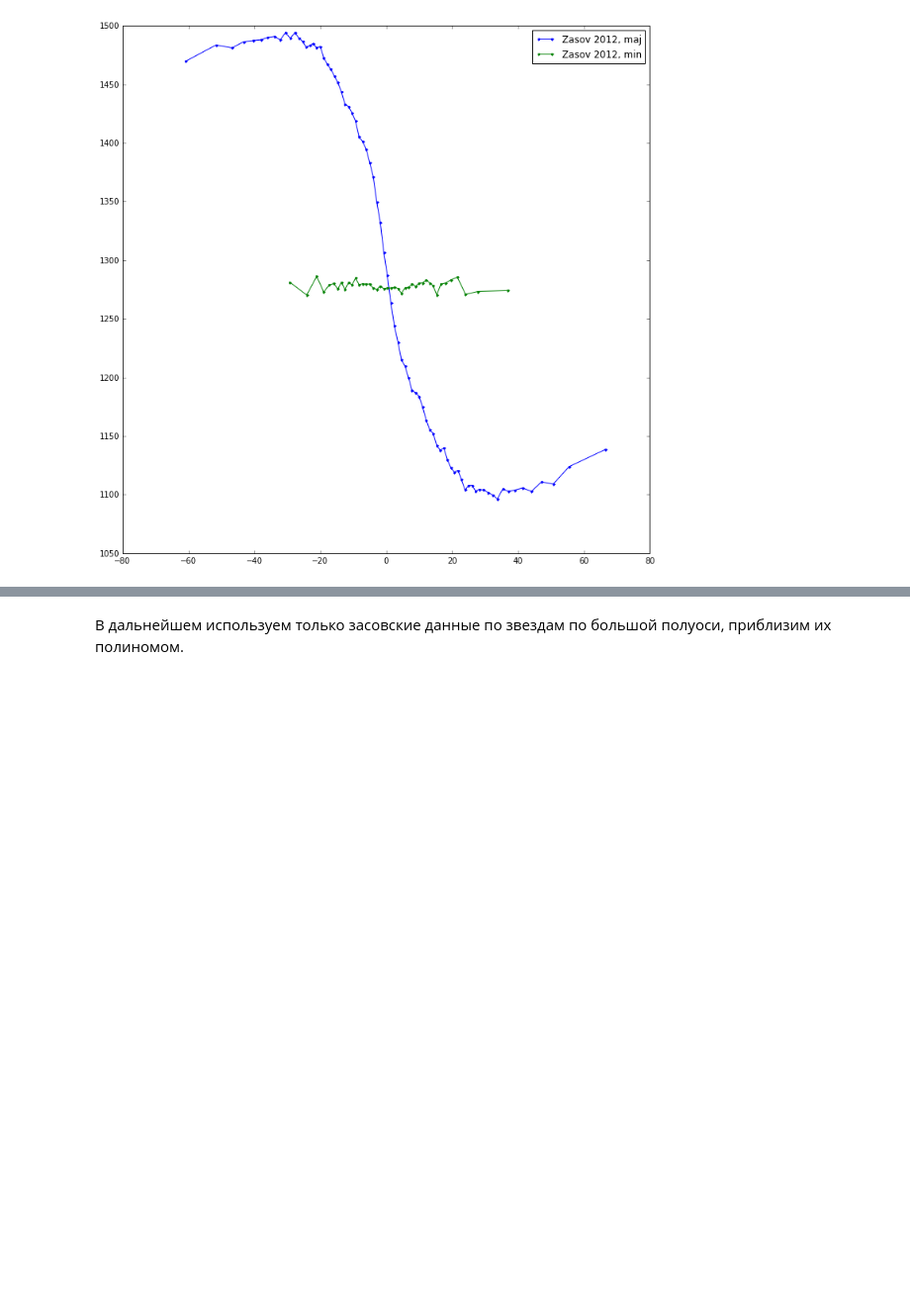
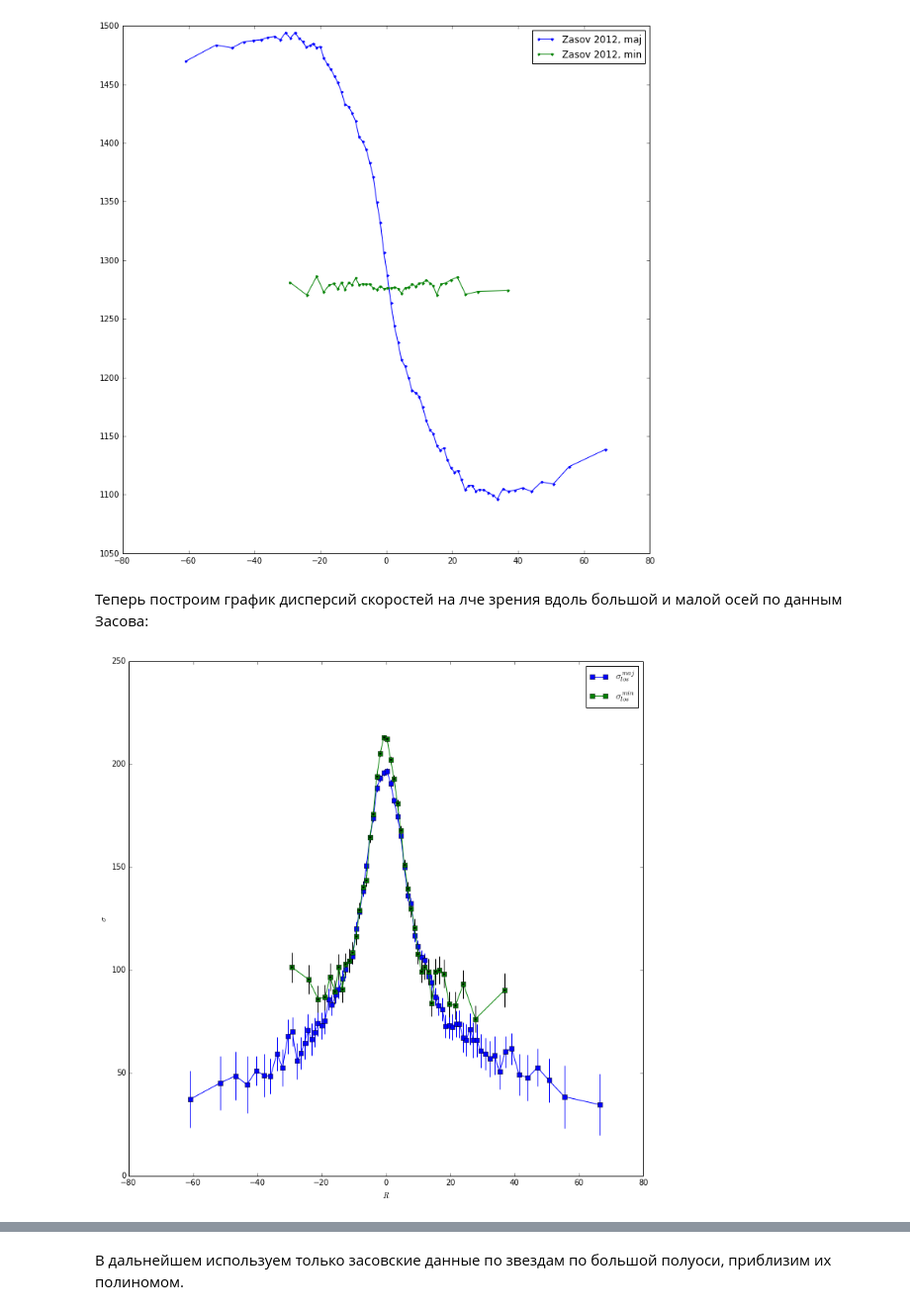
Before and after one commit to Amarchuk/2FInstability, a Jupyter notebook: notebooks/NGC3245.ipynb, the cells around one changed output, grey strips where cells are left out. Shown at 99% size. Saved outputs shown, nothing was run; the diff lists cells and outputs as text; code cells hidden in the pictures; blank space fills up the shorter version.

```diff
--- a/notebooks/NGC3245.ipynb
+++ b/notebooks/NGC3245.ipynb
@@ -125,3 +125,16 @@ plt.plot()
 # %% [output]
 []
 [figure]
+# %% [markdown]
+Теперь построим график дисперсий скоростей на лче зрения вдоль большой и малой осей по данным Засова:
+# %%
+plt.plot(r_ma, sig_ma, 's-', label='$\sigma_{los}^{maj}$')
+plt.errorbar(r_ma, sig_ma, yerr=e_sig_ma, fmt='.', marker='.', mew=0, color='blue')
+plt.plot(r_mi, sig_mi, 's-', label='$\sigma_{los}^{min}$')
+plt.errorbar(r_mi, sig_mi, yerr=e_sig_mi, fmt='.', marker='.', mew=0, color='black')
+plt.xlabel('$R$')
+plt.ylabel('$\sigma$')
+plt.legend()
+plt.show()
+# %% [output]
+[figure, added]
```
Also changed, not shown: parts of 29 cells of this notebook.
